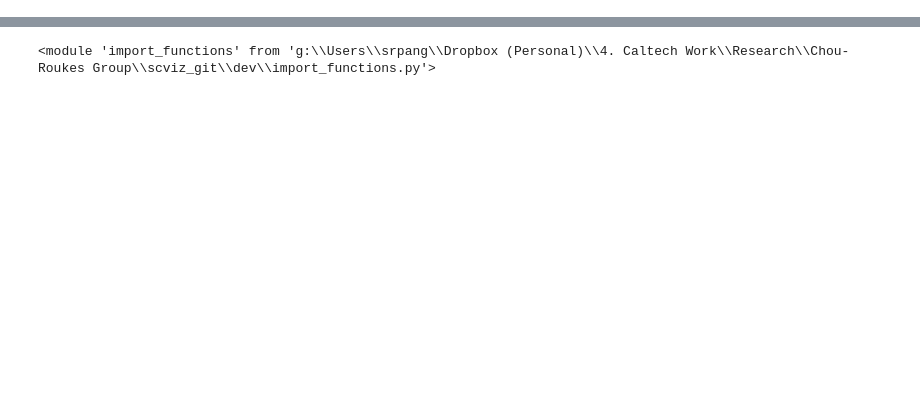
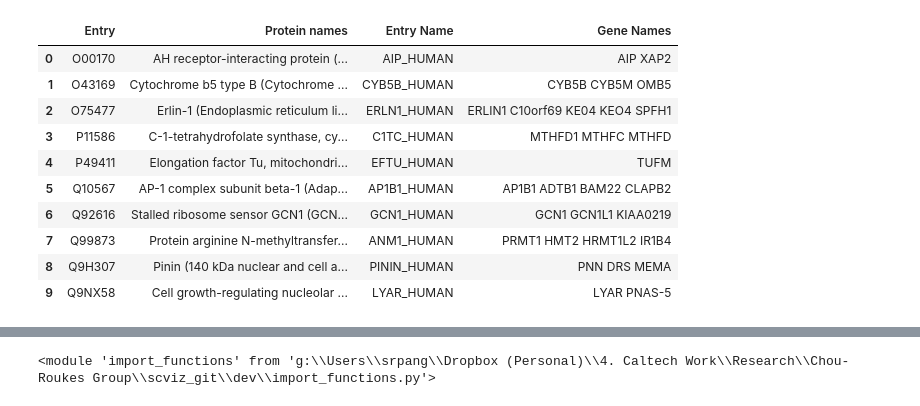
Before and after one commit to gnaprs/scviz, a Jupyter notebook: dev/dev_Uniprot_AccessionGeneSymbol.ipynb, the cells around one changed output, grey strips where cells are left out. Cells and saved outputs as stored; diff of their text form; code cells hidden in the pictures; blank space fills up the shorter version.

```diff
--- a/dev/dev_Uniprot_AccessionGeneSymbol.ipynb
+++ b/dev/dev_Uniprot_AccessionGeneSymbol.ipynb
@@ -0,0 +1,35 @@
+# %%
+import io
+import requests
+import pandas as pd
+
+def get_uniprot(prot_list, search_fields=['accession', 'id', 'protein_name', 'gene_names', 'go', 'go_f' ,'go_f', 'go_c', 'go_p', 'cc_interaction']):
+    """ Get data from Uniprot for a list of proteins
+
+    Args:
+        prot_list (list): list of protein IDs
+        search_fields (list): list of fields to search for
+
+    Returns:
+        pandas.DataFrame: DataFrame with the results
+
+    Example:
+        >>> uniprot_list = ["P40925", "P40926"]
+        >>> df = get_uniprot(uniprot_list)
+    """
+
+    base_url = 'https://rest.uniprot.org/uniprotkb/stream'
+    fields = "%2C".join(search_fields)
+    query_parts = ["%28accession%3A" + id + "%29" for id in prot_list]
+    query = "+OR+".join(query_parts)
+    query = "%28" + query + "%29"
+    format_type = 'tsv'
+
+    # full url
+    url = f'{base_url}?fields={fields}&format={format_type}&query={query}'
+
+    results = requests.get(url)
+    results.raise_for_status()
+
+    df = pd.read_csv(io.StringIO(results.text), sep='\t')
+    return df
@@ -1,15 +45,33 @@
 # %%
 accession_list = ["P49411",
 "P11586",
 "Q9P2E9-1",
 "Q9H307",
 "Q92616",
 "Q9NX58",
 "Q99873",
 "O43493-1",
 "Q10567",
 "O43169",
 "O00170",
 "O75477",
 "Q15165-1"
 ]
+
+to_list = x.var_names.tolist()
+
+df = get_uniprot(accession_list, search_fields = ['accession','protein_name','id','gene_names'])
+
+df
+# %% [output]
+|  | Entry | Protein names | Entry Name | Gene Names |
+| 0 | O00170 | AH receptor-interacting protein (... | AIP_HUMAN | AIP XAP2 |
+| 1 | O43169 | Cytochrome b5 type B (Cytochrome ... | CYB5B_HUMAN | CYB5B CYB5M OMB5 |
+| 2 | O75477 | Erlin-1 (Endoplasmic reticulum li... | ERLN1_HUMAN | ERLIN1 C10orf69 KE04 KEO4 SPFH1 |
+| 3 | P11586 | C-1-tetrahydrofolate synthase, cy... | C1TC_HUMAN | MTHFD1 MTHFC MTHFD |
+| 4 | P49411 | Elongation factor Tu, mitochondri... | EFTU_HUMAN | TUFM |
+| 5 | Q10567 | AP-1 complex subunit beta-1 (Adap... | AP1B1_HUMAN | AP1B1 ADTB1 BAM22 CLAPB2 |
+| 6 | Q92616 | Stalled ribosome sensor GCN1 (GCN... | GCN1_HUMAN | GCN1 GCN1L1 KIAA0219 |
+| 7 | Q99873 | Protein arginine N-methyltransfer... | ANM1_HUMAN | PRMT1 HMT2 HRMT1L2 IR1B4 |
+| 8 | Q9H307 | Pinin (140 kDa nuclear and cell a... | PININ_HUMAN | PNN DRS MEMA |
+| 9 | Q9NX58 | Cell growth-regulating nucleolar ... | LYAR_HUMAN | LYAR PNAS-5 |
```
Also changed, not shown: parts of 7 cells of this notebook, 5 other files.
